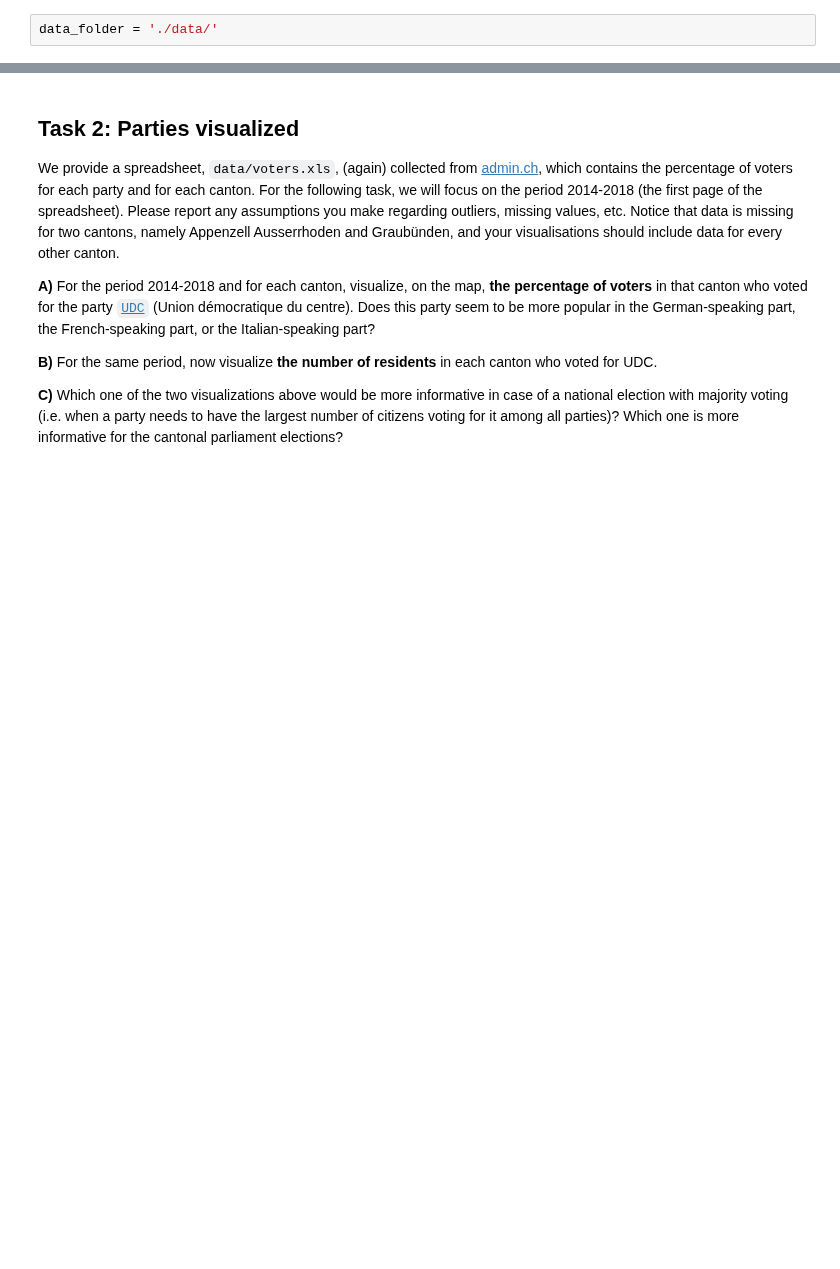
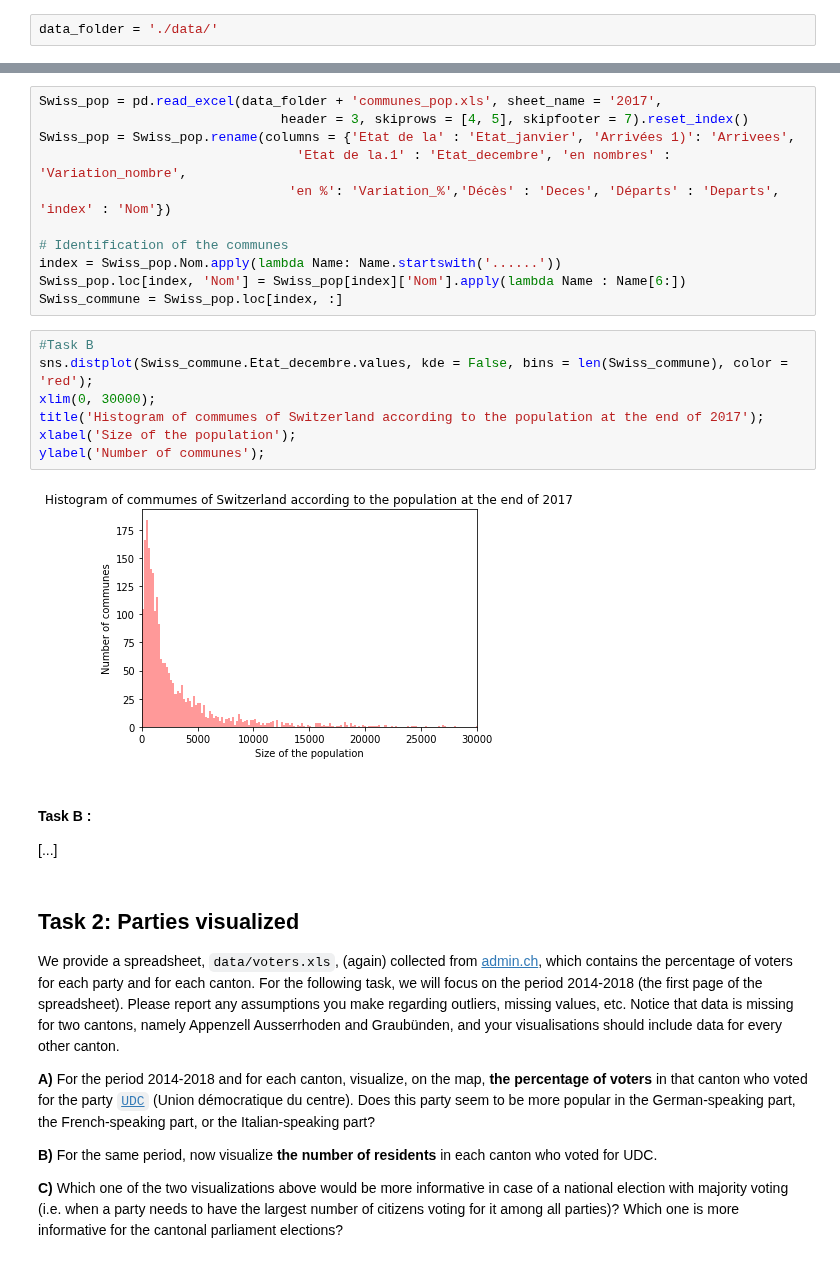
Before and after one commit to vbruttin/ada_homeworks, a Jupyter notebook: HW2_main.ipynb, the cells around one changed output, grey strips where cells are left out. Cells and saved outputs as stored; diff of their text form; blank space fills up the shorter version.

```diff
--- a/HW2_main.ipynb
+++ b/HW2_main.ipynb
@@ -46,3 +64,27 @@ The figure is extracted from [this paper](https://arxiv.org/pdf/cond-mat/0412004
+# %%
+Swiss_pop = pd.read_excel(data_folder + 'communes_pop.xls', sheet_name = '2017',
+                               header = 3, skiprows = [4, 5], skipfooter = 7).reset_index()
+Swiss_pop = Swiss_pop.rename(columns = {'Etat de la' : 'Etat_janvier', 'Arrivées 1)': 'Arrivees',
+                                 'Etat de la.1' : 'Etat_decembre', 'en nombres' : 'Variation_nombre',
+                                'en %': 'Variation_%','Décès' : 'Deces', 'Départs' : 'Departs', 'index' : 'Nom'})
+
+# Identification of the communes
+index = Swiss_pop.Nom.apply(lambda Name: Name.startswith('......'))
+Swiss_pop.loc[index, 'Nom'] = Swiss_pop[index]['Nom'].apply(lambda Name : Name[6:])
+Swiss_commune = Swiss_pop.loc[index, :]
+# %%
+#Task B
+sns.distplot(Swiss_commune.Etat_decembre.values, kde = False, bins = len(Swiss_commune), color = 'red');
+xlim(0, 30000);
+title('Histogram of commumes of Switzerland according to the population at the end of 2017');
+xlabel('Size of the population');
+ylabel('Number of communes');
+# %% [output]
+[figure, added]
+# %% [markdown]
+#### Task B :
+
+[...]
 # %% [markdown]
 ## Task 2: Parties visualized
 
```
Also changed, not shown: parts of 3 cells of this notebook, 1 other file.
